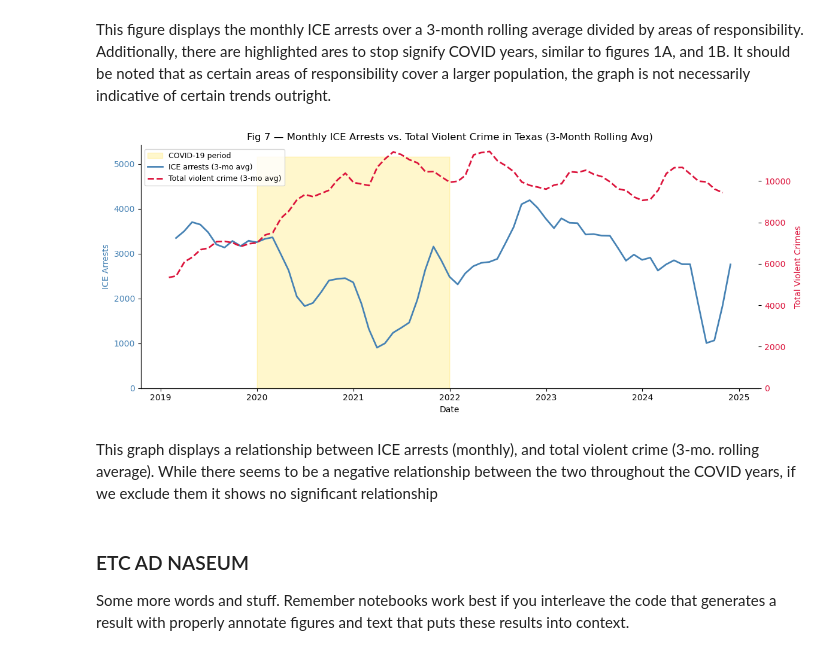
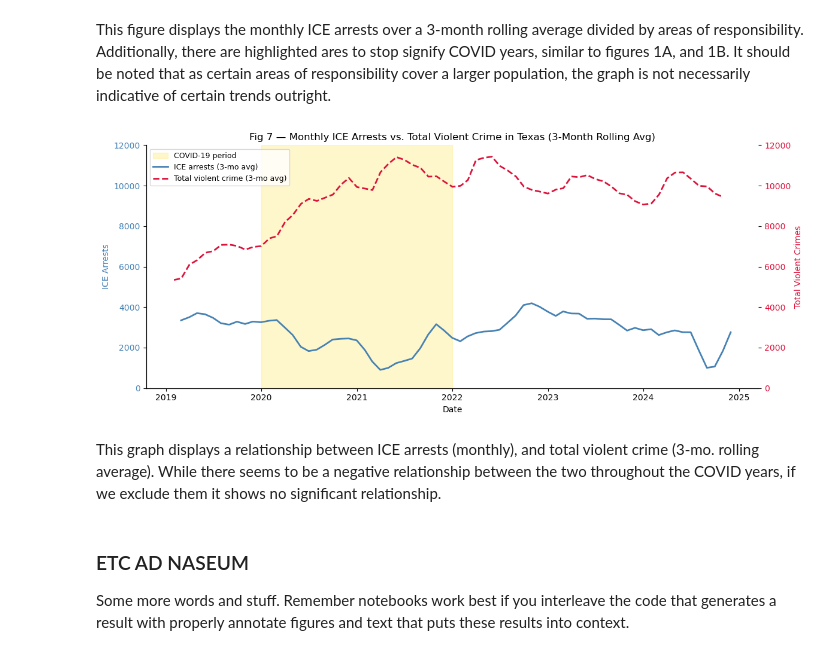
Before and after one commit to COGS108/Group117_WI26, a Jupyter notebook: 03-FinalProject.ipynb, the cells around one changed output. Drawn from its saved outputs; the diff is of its cells as text; code cells hidden in the pictures.

```diff
--- a/03-FinalProject.ipynb
+++ b/03-FinalProject.ipynb
@@ -762,39 +762,39 @@ This figure displays the monthly ICE arrests over a 3-month rolling average divi
 # %%
 # ── 4C: Dual y-axis overlay ───────────────────────────────────────────────
 total_monthly_crime = monthly_df.groupby('Month')['Count'].sum()
 
 fig, ax1 = plt.subplots(figsize=(12, 5))
 
 ax1.fill_between(
-    pd.date_range(COVID_START, COVID_END, freq='D'), 0, monthly_ice.max() * 1.15,
+    pd.date_range(COVID_START, COVID_END, freq='D'), 0, 12000,
     color='gold', alpha=0.2, label='COVID-19 period'
 )
 ax1.plot(monthly_ice.index, monthly_ice.rolling(3, center=True).mean(),
          color='steelblue', linewidth=2, label='ICE arrests (3-mo avg)')
 ax1.set_xlabel('Date')
 ax1.set_ylabel('ICE Arrests', color='steelblue')
 ax1.tick_params(axis='y', labelcolor='steelblue')
-ax1.set_ylim(0)
+ax1.set_ylim(0, 12000)
 
 ax2 = ax1.twinx()
 ax2.plot(total_monthly_crime.index, total_monthly_crime.rolling(3, center=True).mean(),
          color='crimson', linewidth=2, linestyle='--', label='Total violent crime (3-mo avg)')
 ax2.set_ylabel('Total Violent Crimes', color='crimson')
 ax2.tick_params(axis='y', labelcolor='crimson')
-ax2.set_ylim(0)
+ax2.set_ylim(0, 12000)
 
 lines1, labels1 = ax1.get_legend_handles_labels()
 lines2, labels2 = ax2.get_legend_handles_labels()
 ax1.legend(lines1 + lines2, labels1 + labels2, loc='upper left', fontsize=9)
 
 plt.title('Fig 7 — Monthly ICE Arrests vs. Total Violent Crime in Texas (3-Month Rolling Avg)')
 plt.tight_layout()
 plt.savefig('figures/fig7_overlay.png', bbox_inches='tight')
 plt.show()
 # %% [output]
-[figure, old version]
+[figure, new version]
 # %% [markdown]
-This graph displays a relationship between ICE arrests (monthly), and total violent crime (3-mo. rolling average). While there seems to be a negative relationship between the two throughout the COVID years, if we exclude them it shows no significant relationship
+This graph displays a relationship between ICE arrests (monthly), and total violent crime (3-mo. rolling average). While there seems to be a negative relationship between the two throughout the COVID years, if we exclude them it shows no significant relationship.
 # %% [markdown]
 ### ETC AD NASEUM
 
```
Also changed, not shown: 1 other file.
